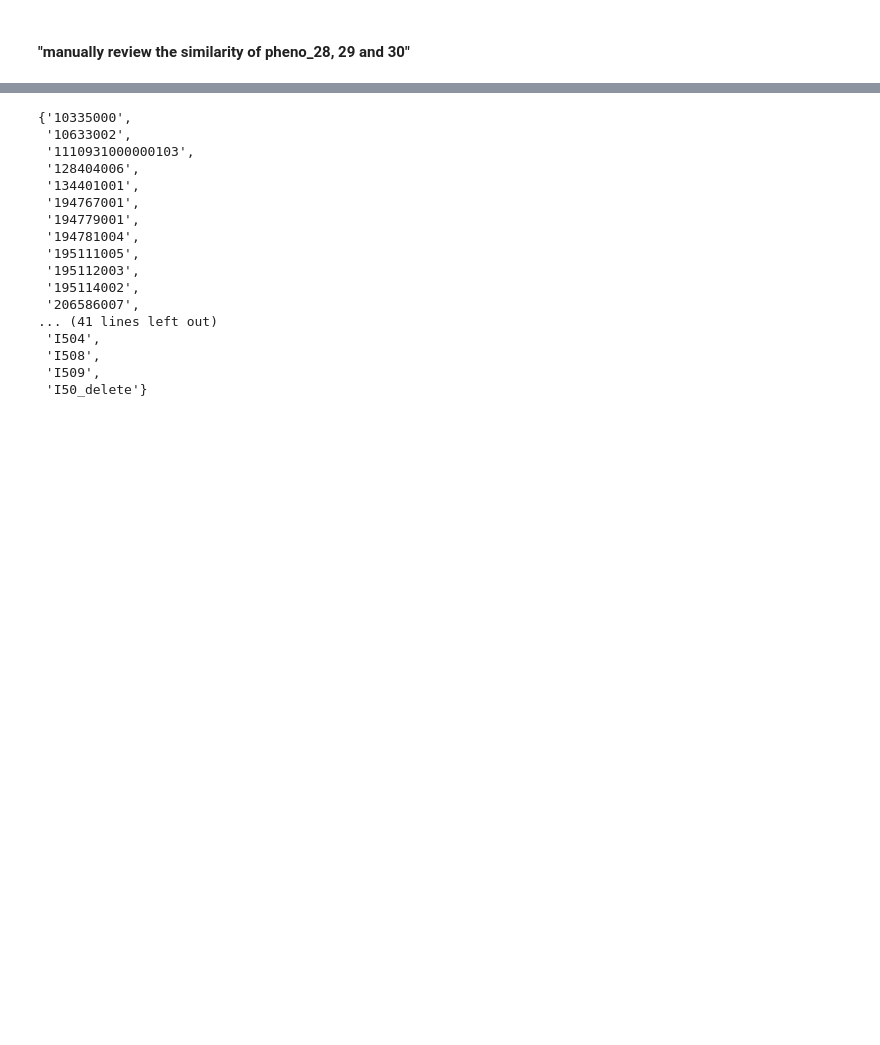
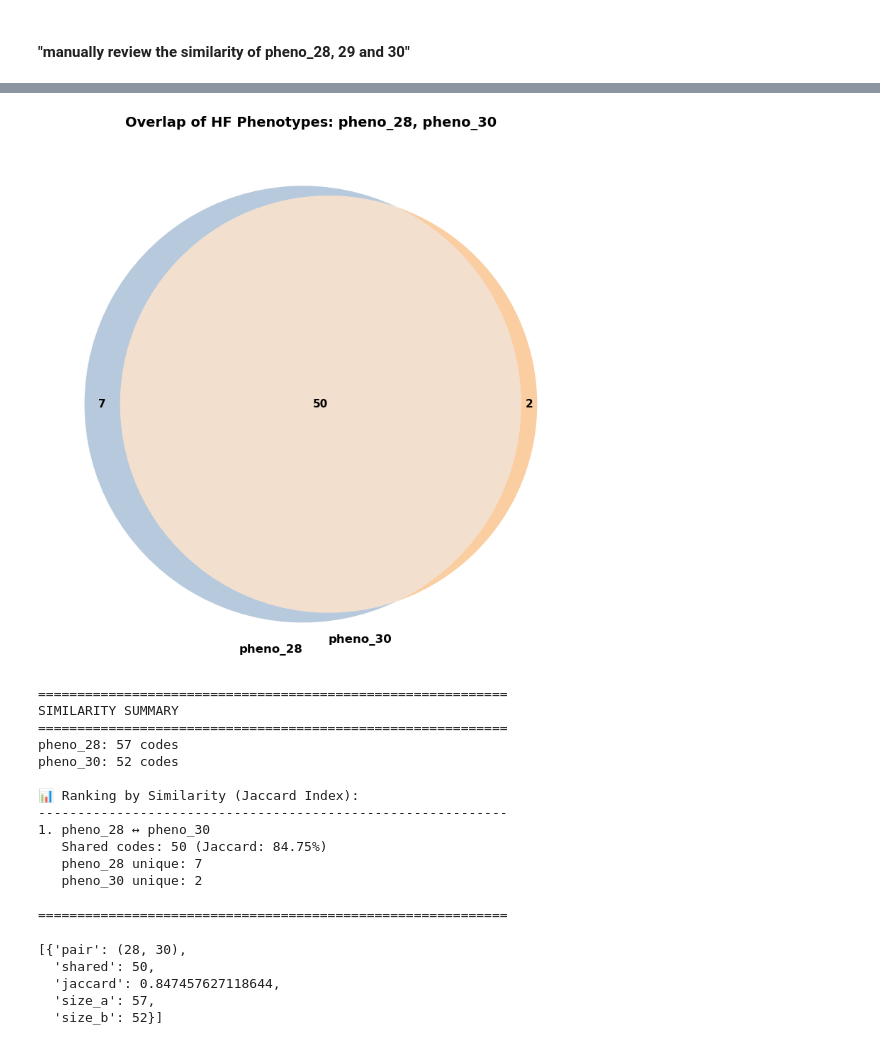
Before and after one commit to yue-zhao811/Clustering-Phenotype-and-identify-duplications-in-HDF-algorithm, a Jupyter notebook: src/codelist_eda.ipynb, the cells around one changed output, grey strips where cells are left out. Saved outputs shown, nothing was run; the diff lists cells and outputs as text; code cells hidden in the pictures; blank space fills up the shorter version.

Commit message:
update venn plot and dendrogram plotting function

```diff
--- a/src/codelist_eda.ipynb
+++ b/src/codelist_eda.ipynb
@@ -213,20 +145,23 @@ def plot_phenotype_venn(*pheno_nums, data=code_list, figsize=(10, 8)):
 # %%
-set28
+plot_phenotype_venn(28, 30)
 # %% [output]
+[figure, added]
-{'10335000',
- '10633002',
- '1110931000000103',
- '128404006',
- '134401001',
- '194767001',
- '194779001',
- '194781004',
- '195111005',
- '195112003',
- '195114002',
- '206586007',
-... (41 lines left out)
- 'I504',
- 'I508',
- 'I509',
- 'I50_delete'}
+============================================================
+SIMILARITY SUMMARY
+============================================================
+pheno_28: 57 codes
+pheno_30: 52 codes
+
+📊 Ranking by Similarity (Jaccard Index):
+------------------------------------------------------------
+1. pheno_28 ↔ pheno_30
+   Shared codes: 50 (Jaccard: 84.75%)
+   pheno_28 unique: 7
+   pheno_30 unique: 2
+
+============================================================
+[{'pair': (28, 30),
+  'shared': 50,
+  'jaccard': 0.847457627118644,
+  'size_a': 57,
+  'size_b': 52}]
```
Also changed, not shown: parts of 5 cells of this notebook.
